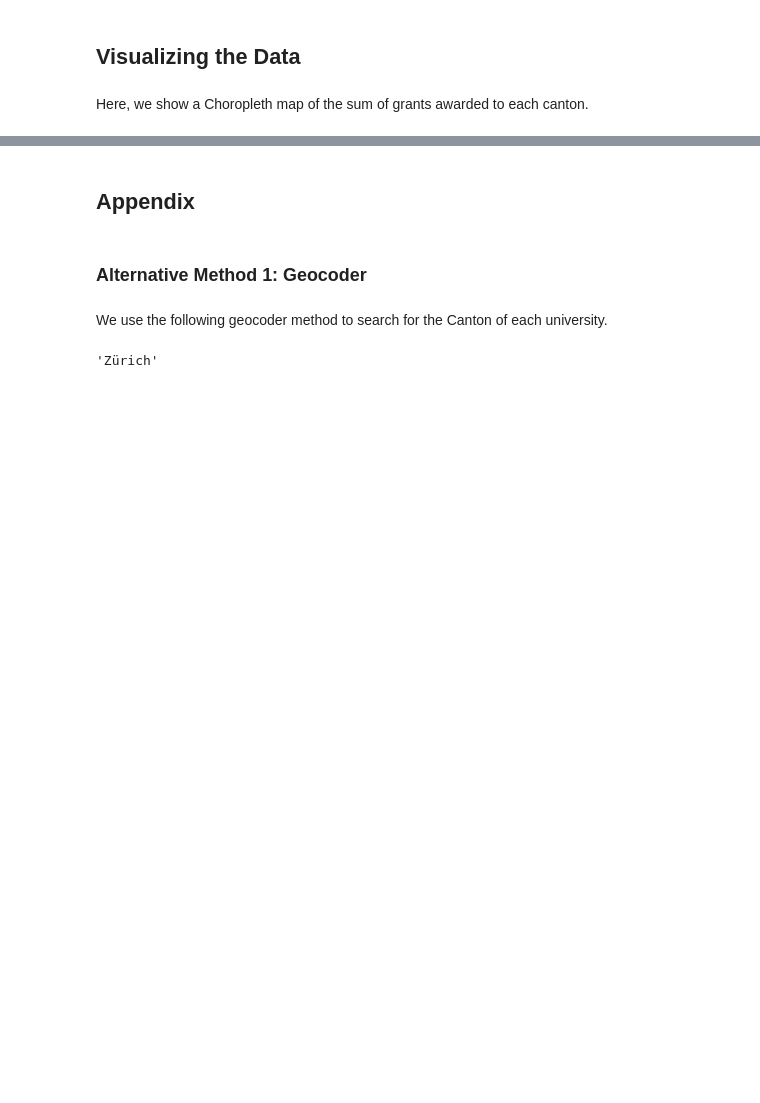
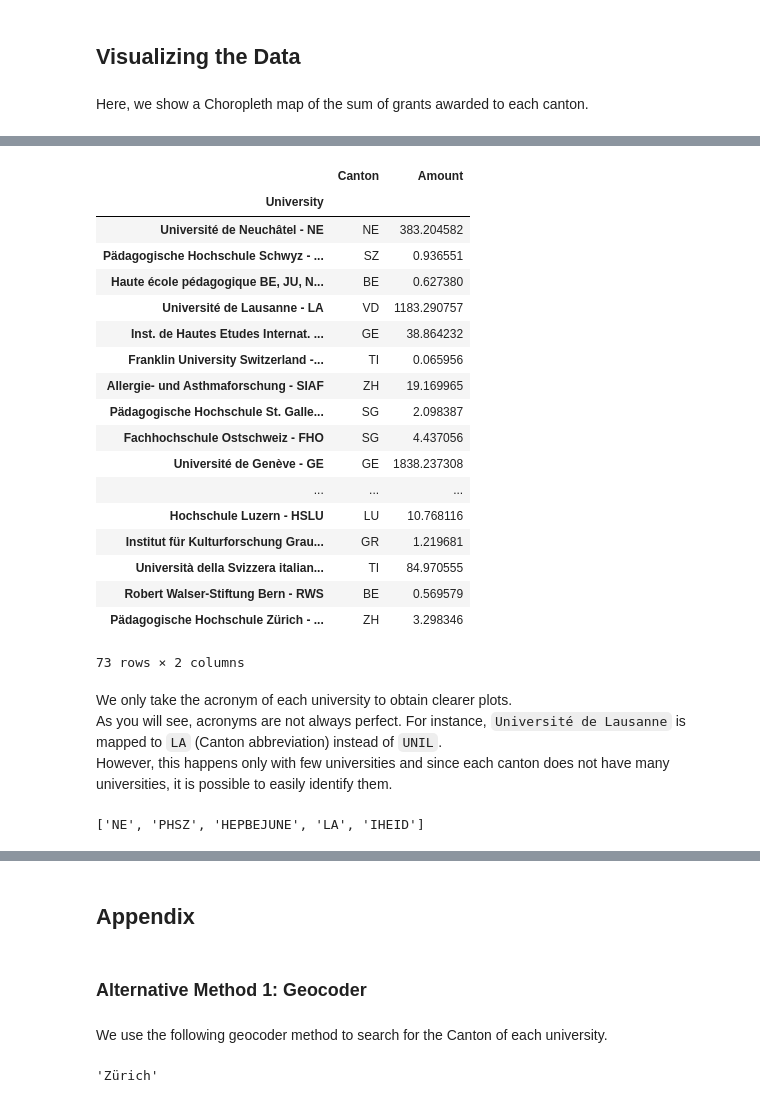
Before and after one commit to e-bug/adahomeworks, a Jupyter notebook: 03 - Interactive Viz/interactive_vis.ipynb, the cells around one changed output, grey strips where cells are left out. Saved outputs shown, nothing was run; the diff lists cells and outputs as text; code cells hidden in the pictures; blank space fills up the shorter version.

```diff
--- a/03 - Interactive Viz/interactive_vis.ipynb
+++ b/03 - Interactive Viz/interactive_vis.ipynb
@@ -424,0 +430,3 @@ swiss_map
+# %%
+uni_amounts_df = grant_final[['Amount']]
+uni_amounts_df.head()
@@ -424,0 +441,20 @@ swiss_map
+# %%
+def amounts_by_uni(uni_amount_df):
+    """
+    Return a dictionary of uni_x: amount_x
+    """
+    uni_amounts = {}
+    for uni in uni_amount_df.index:
+        try:
+            this_uni_amounts = uni_amount_df.Amount[uni]
+            this_uni_sum = pd.to_numeric(this_uni_amounts).sum()
+            uni_amounts[uni] = this_uni_sum / 10**6
+        except:
+            uni_amounts[uni] = 0
+
+    return uni_amounts
+# %%
+unis_amounts_dict = amounts_by_uni(uni_amounts_df)
+amounts_by_uni_df = pd.DataFrame.from_dict(unis_amounts_dict, orient='index')
+amounts_by_uni_df.columns.name = 'University'
+amounts_by_uni_df.rename(columns={0: 'Amount'}, inplace=True)
@@ -424,0 +470,4 @@ swiss_map
+# %%
+uni_canton_df = pd.read_csv("data/uni_to_cantons4.csv", na_values="NotFound", index_col="University")
+uni_canton_df.dropna(inplace=True)
+uni_canton_df.head()
@@ -424,0 +482,27 @@ swiss_map
+# %%
+uni_canton_amount_df = uni_canton_df.join(amounts_by_uni_df)
+uni_canton_amount_df
+# %% [output]
+|  | Canton | Amount |
+| University |  |  |
+| Université de Neuchâtel - NE | NE | 383.204582 |
+| Pädagogische Hochschule Schwyz - ... | SZ | 0.936551 |
+| Haute école pédagogique BE, JU, N... | BE | 0.627380 |
+| Université de Lausanne - LA | VD | 1183.290757 |
+| Inst. de Hautes Etudes Internat. ... | GE | 38.864232 |
+| Franklin University Switzerland -... | TI | 0.065956 |
+| Allergie- und Asthmaforschung - SIAF | ZH | 19.169965 |
+| Pädagogische Hochschule St. Galle... | SG | 2.098387 |
+| Fachhochschule Ostschweiz - FHO | SG | 4.437056 |
+| Université de Genève - GE | GE | 1838.237308 |
+| ... | ... | ... |
+| Hochschule Luzern - HSLU | LU | 10.768116 |
+| Institut für Kulturforschung Grau... | GR | 1.219681 |
+| Università della Svizzera italian... | TI | 84.970555 |
+| Robert Walser-Stiftung Bern - RWS | BE | 0.569579 |
+| Pädagogische Hochschule Zürich - ... | ZH | 3.298346 |
+73 rows × 2 columns
+# %% [markdown]
+We only take the acronym of each university to obtain clearer plots. <br>
+As you will see, acronyms are not always perfect. For instance, `Université de Lausanne` is mapped to `LA` (Canton abbreviation) instead of `UNIL`.<br>
+However, this happens only with few universities and since each canton does not have many universities, it is possible to easily identify them.
@@ -424,0 +516,4 @@ swiss_map
+# %%
+uni_acronyms[:5]
+# %% [output]
+['NE', 'PHSZ', 'HEPBEJUNE', 'LA', 'IHEID']
```
Also changed, not shown: parts of 47 cells of this notebook, 29 other files.
